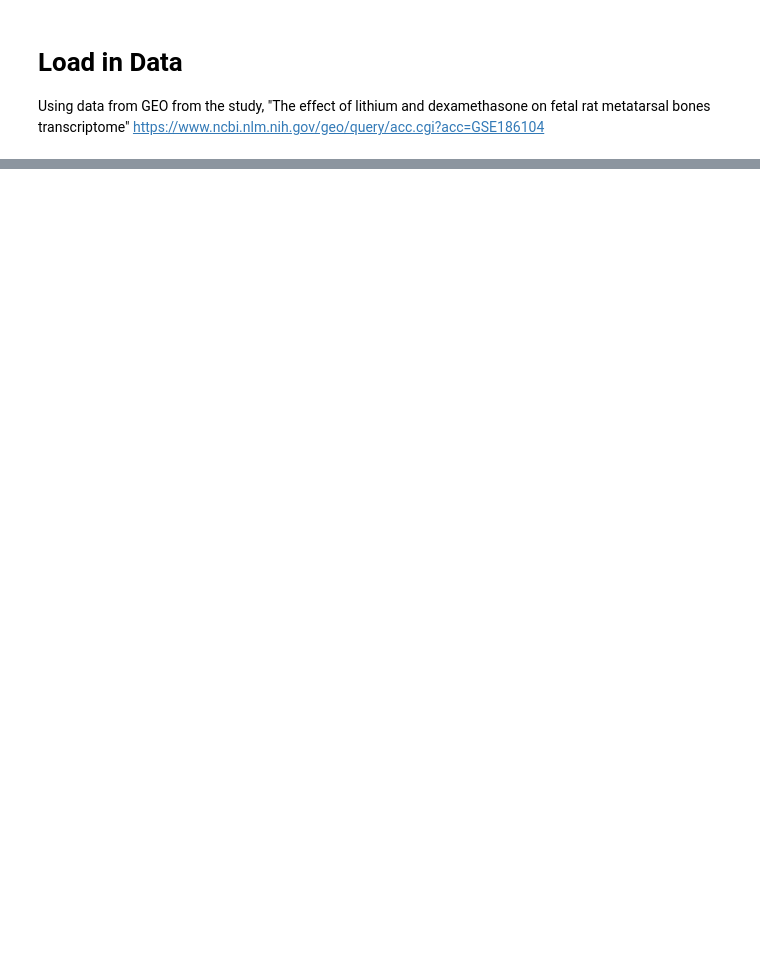
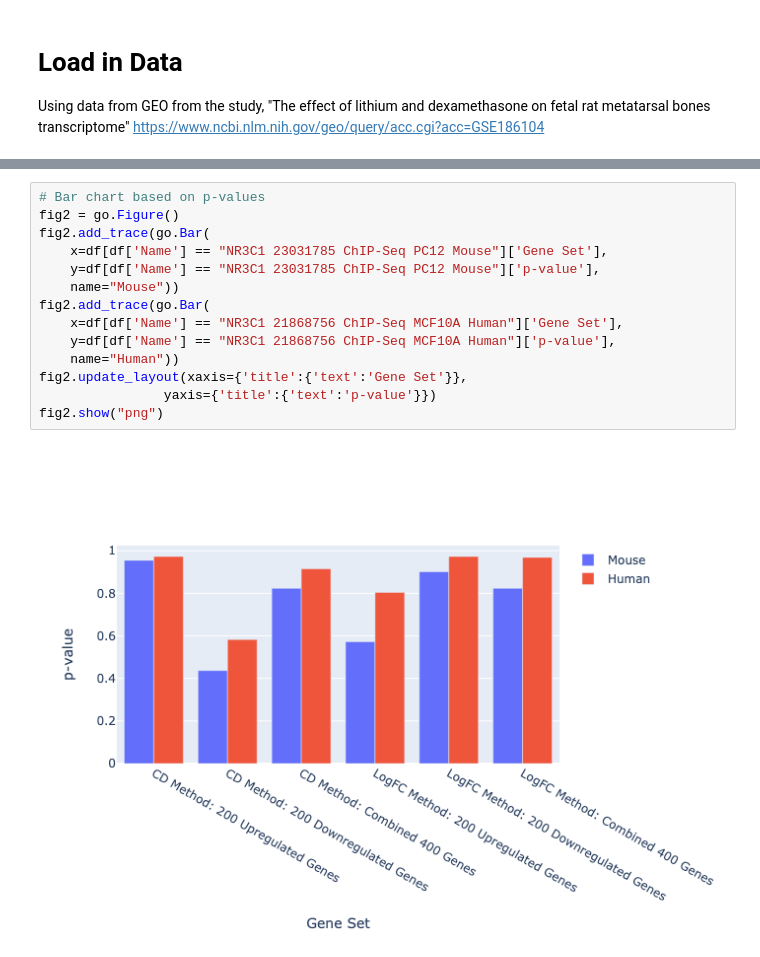
Before and after one commit to MaayanLab/dex-benchmark, a Jupyter notebook: Benchmarking RNA-seq DEG Methods/Benchmarking RNA-seq DEG Methods with the Dexamethasone Benchmark.ipynb, the cells around one changed output, grey strips where cells are left out. Drawn from its saved outputs; the diff is of its cells as text; blank space fills up the shorter version.

```diff
--- a/Benchmarking RNA-seq DEG Methods/Benchmarking RNA-seq DEG Methods with the Dexamethasone Benchmark.ipynb
+++ b/Benchmarking RNA-seq DEG Methods/Benchmarking RNA-seq DEG Methods with the Dexamethasone Benchmark.ipynb
@@ -403,0 +386,16 @@ df
+# %%
+# Bar chart based on p-values
+fig2 = go.Figure()
+fig2.add_trace(go.Bar(
+    x=df[df['Name'] == "NR3C1 23031785 ChIP-Seq PC12 Mouse"]['Gene Set'],
+    y=df[df['Name'] == "NR3C1 23031785 ChIP-Seq PC12 Mouse"]['p-value'],
+    name="Mouse"))
+fig2.add_trace(go.Bar(
+    x=df[df['Name'] == "NR3C1 21868756 ChIP-Seq MCF10A Human"]['Gene Set'],
+    y=df[df['Name'] == "NR3C1 21868756 ChIP-Seq MCF10A Human"]['p-value'],
+    name="Human"))
+fig2.update_layout(xaxis={'title':{'text':'Gene Set'}},
+                yaxis={'title':{'text':'p-value'}})
+fig2.show("png")
+# %% [output]
+[figure, added]
```
Also changed, not shown: parts of 31 cells of this notebook.
